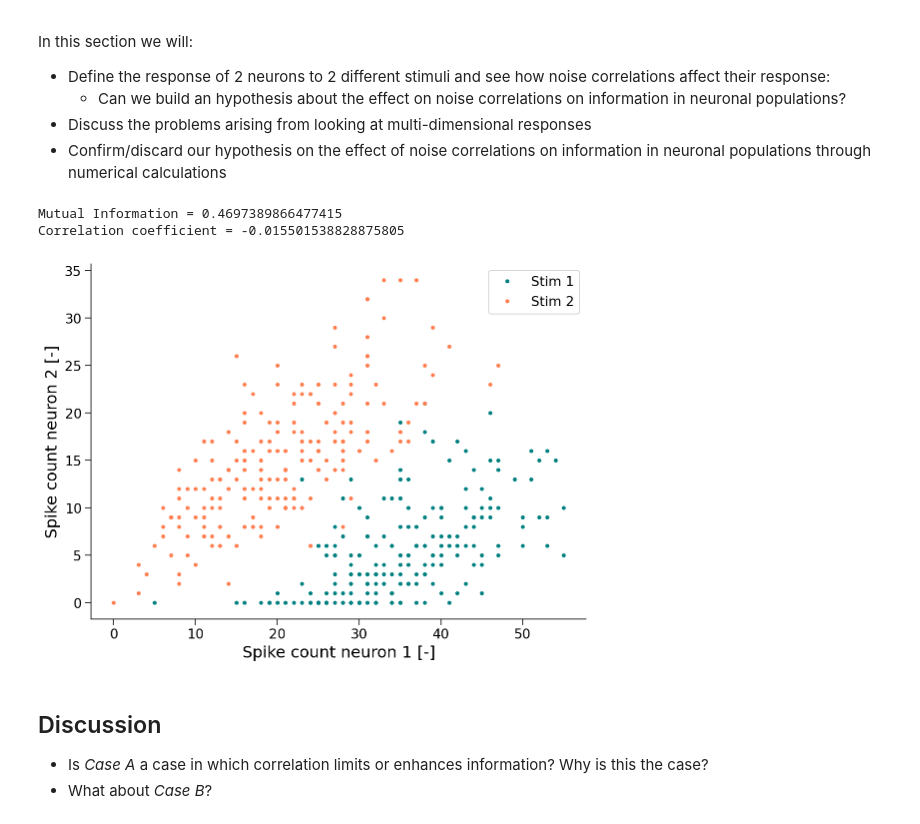
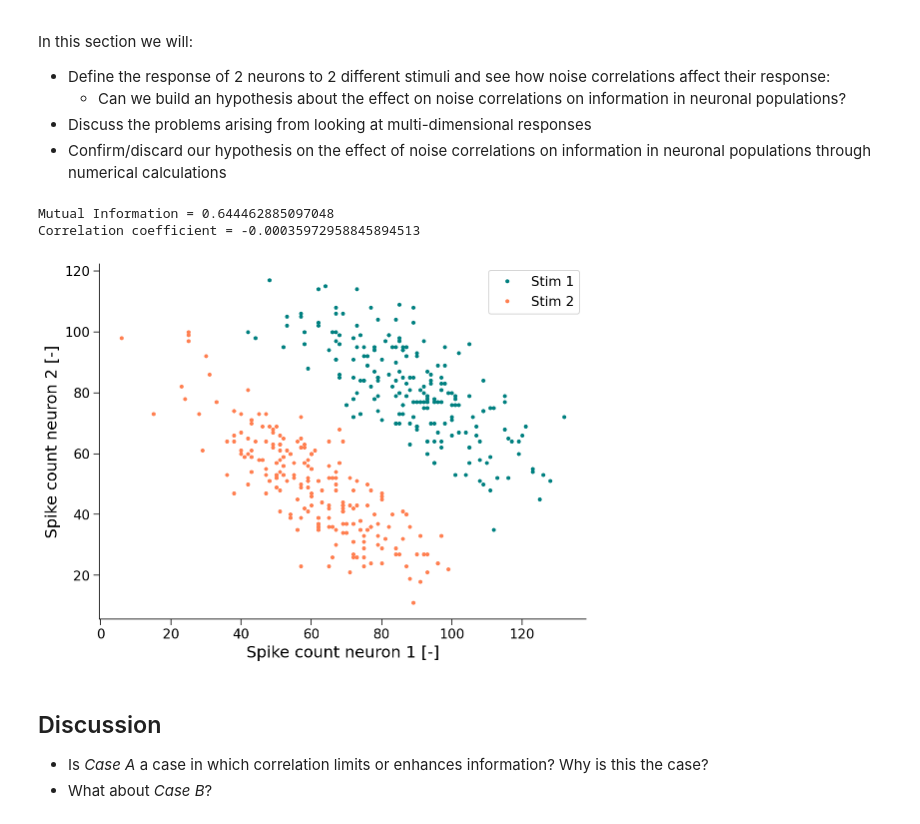
Before and after one commit to rmaffulli/MI_tutorial_student, a Jupyter notebook: MI_tutorial_student.ipynb, the cells around one changed output. Drawn from its saved outputs; the diff is of its cells as text; code cells hidden in the pictures.

```diff
--- a/MI_tutorial_student.ipynb
+++ b/MI_tutorial_student.ipynb
@@ -309,7 +375,7 @@ def mi(x,y):
 # %%
 #@title {run: "auto" }
 x_var = "crim" #@param ["crim", "nox", "ptratio", "age", "medv"]
-y_var = "nox" #@param ["crim", "nox", "ptratio", "age", "medv"]
+y_var = "medv" #@param ["crim", "nox", "ptratio", "age", "medv"]
 axis_labels = {
     "crim":"Per capita crime rate by town",
     "nox":"Nitric oxides concentration (parts per 10 million)",
@@ -401,9 +474,9 @@ def bin_data(data,nbins,mode):
   return data_binned
 # %%
 #@title Histogram resulting from different binning strategies  {run: "auto" }
-trials = 9 #@param {type:"slider", min:1, max:1000, step:1}
+trials = 16 #@param {type:"slider", min:1, max:1000, step:1}
 rate = 4 #@param {type:"slider", min:1, max:10, step:1}
-n_bins = 4 #@param {type:"slider", min:2, max:50, step:1}
+n_bins = 5 #@param {type:"slider", min:2, max:50, step:1}
 
 tm = np.linspace(0,10,2000)
 
@@ -459,9 +534,9 @@ In this section we will:
 - Implement quadratic extrapolation for bias correction
 # %%
 #@title {run: "auto" }
-rate_1 = 2 #@param {type:"slider", min:1, max:10, step:0.5}
-rate_2 = 1.5 #@param {type:"slider", min:1, max:10, step:0.5}
-n_bins = 11 #@param {type:"slider", min:2, max:50, step:1}
+rate_1 = 3 #@param {type:"slider", min:1, max:10, step:0.5}
+rate_2 = 3 #@param {type:"slider", min:1, max:10, step:0.5}
+n_bins = 50 #@param {type:"slider", min:2, max:50, step:1}
 
 n_rep_stats = 20
 n_trials_to_sample = 6
@@ -528,15 +616,15 @@ def bias_corr_mi(x,y):
   return bc_MI
 # %%
 #@title {run: "auto" }
-rate_1 = 2.5 #@param {type:"slider", min:1, max:10, step:0.5}
-rate_2 = 2 #@param {type:"slider", min:1, max:10, step:0.5}
-n_bins = 28 #@param {type:"slider", min:2, max:50, step:1}
+rate_1 = 10 #@param {type:"slider", min:1, max:10, step:0.5}
+rate_2 = 9 #@param {type:"slider", min:1, max:10, step:0.5}
+n_bins = 10 #@param {type:"slider", min:2, max:10, step:1}
 
 n_rep_stats = 20
-n_trials_to_sample = 6
+n_trials_to_sample = 8
 
 rate = [rate_1, rate_2]
-trials = np.round(np.linspace(2,100,n_trials_to_sample))
+trials = np.round(np.linspace(2,50,n_trials_to_sample))
 tm = np.linspace(0,2,400)
 MI = np.zeros((n_trials_to_sample,n_rep_stats))
 MI_bc = np.zeros((n_trials_to_sample,n_rep_stats))
@@ -565,7 +653,7 @@ MI_bc_std = np.std(MI_bc,axis=1)
 _ = plt.errorbar(trials, MI_mn, yerr=MI_std, fmt='o', color='teal',
              ecolor='lightgray', elinewidth=3, capsize=0,
              label='Naive estimate');
-_ = plt.errorbar(trials, MI_bc_mn, yerr=MI_bc_std, fmt='o', color='coral',
+_ = plt.errorbar(trials+1, MI_bc_mn, yerr=MI_bc_std, fmt='o', color='coral',
              ecolor='lightgray', elinewidth=3, capsize=0,
              label='Bias corrected');
 _ = plt.xlabel("Number of trials per stimulus")
@@ -587,15 +675,16 @@ case = "Case B" #@param ["Case A", "Case B"]
 if case == "Case A":
   n1_rate_1 = 10
   n1_rate_2 = 5
-  n2_rate_1 = 11
+  n2_rate_1 = 10
   n2_rate_2 = 5
-  sign = [1, 1]
+  sign = [-1, -1]
 else:
-  n1_rate_1 = 10
-  n1_rate_2 = 7
-  n2_rate_1 = 3
-  n2_rate_2 = 5
-  sign = [-1, 1]
+  d = 0.2
+  n1_rate_1 = 12
+  n1_rate_2 = 6
+  n2_rate_1 = 22
+  n2_rate_2 = 16
+  sign = [1, -1]
 
 alpha = 1 #@param {type:"slider", min:0, max:1, step:0.1}
 
@@ -623,36 +712,36 @@ for s in range(2):
       sp_cnt[s*n_trials+i,n] = np.sum(poisson_spike(tm,
                                                       rates[s,n] +
                                                       sign[n]*sigma*(rates[0,n] - rates[1,n])*\
                                                       (alpha*noise_s+np.sqrt(1.0-alpha**2.0)*np.random.normal(0,1))))
 
 # bin responses (independently for each neuron)
 for n in [0,1]:
   binned_sp_cnt[:,n] = bin_data(sp_cnt[:,n],n_bins,'eqspace')
 
 # transform response to 1D
 one_d_resps = np.zeros((binned_sp_cnt.shape[0],))
 unique_resps, p_x = np.unique(binned_sp_cnt, axis=0, return_counts=True)
 for i in range(binned_sp_cnt.shape[0]):
   unique_resp_id = np.where(np.all(unique_resps == binned_sp_cnt[i,:],axis=1))[0]
   one_d_resps[i] = unique_resp_id
 # plot responses
 scattercols = ['teal','coral']
 legends = ['Stim 1', 'Stim 2']
 for s in [0,1]:
   _ = plt.plot(sp_cnt[s*n_trials:s*n_trials+n_trials-1,0] , sp_cnt[s*n_trials:s*n_trials+n_trials-1,1] , 'o',
                markersize=3, color=scattercols[s], label=legends[s])
   _ = plt.xlabel("Spike count neuron 1 [-]")
 _ = plt.ylabel("Spike count neuron 2 [-]")
 _ = plt.legend()
 
 # calculate MI
 MI = mi(stimuli,one_d_resps)
 print("Mutual Information = " + str(MI))
 print("Correlation coefficient = " + str(np.corrcoef(sp_cnt,rowvar=False)[0,1]))
 # %% [output]
-Mutual Information = 0.4697389866477415
-Correlation coefficient = -0.015501538828875805
+Mutual Information = 0.644462885097048
+Correlation coefficient = -0.00035972958845894513
-[figure, old version]
+[figure, new version]
 # %% [markdown]
 ## Discussion
 - Is *Case A* a case in which correlation limits or enhances information? Why is this the case?
```
Also changed, not shown: parts of 28 cells of this notebook, 1 other file.
